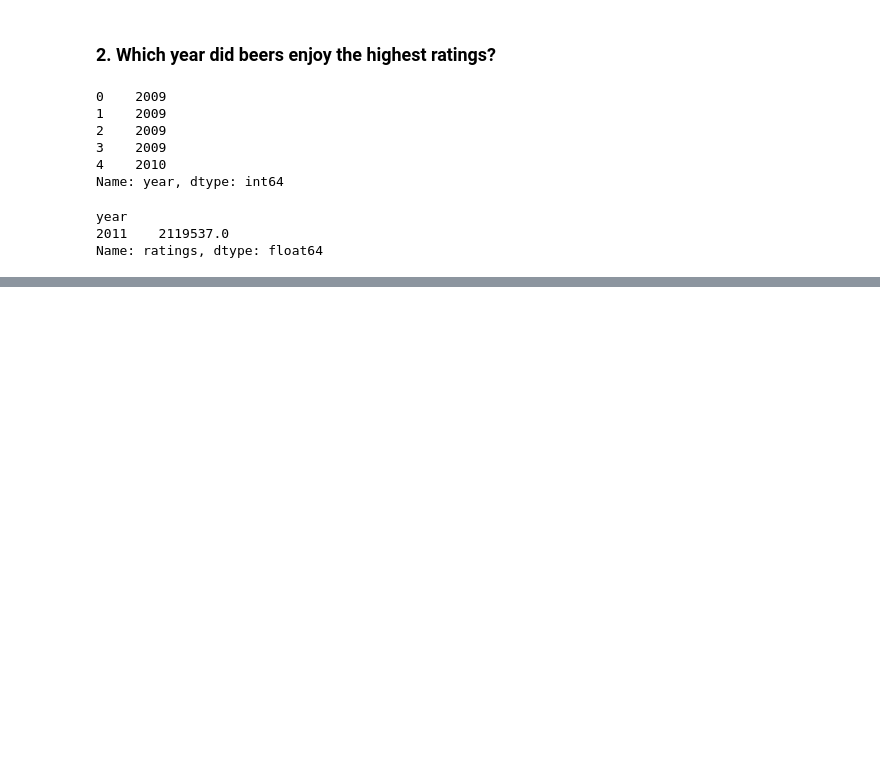
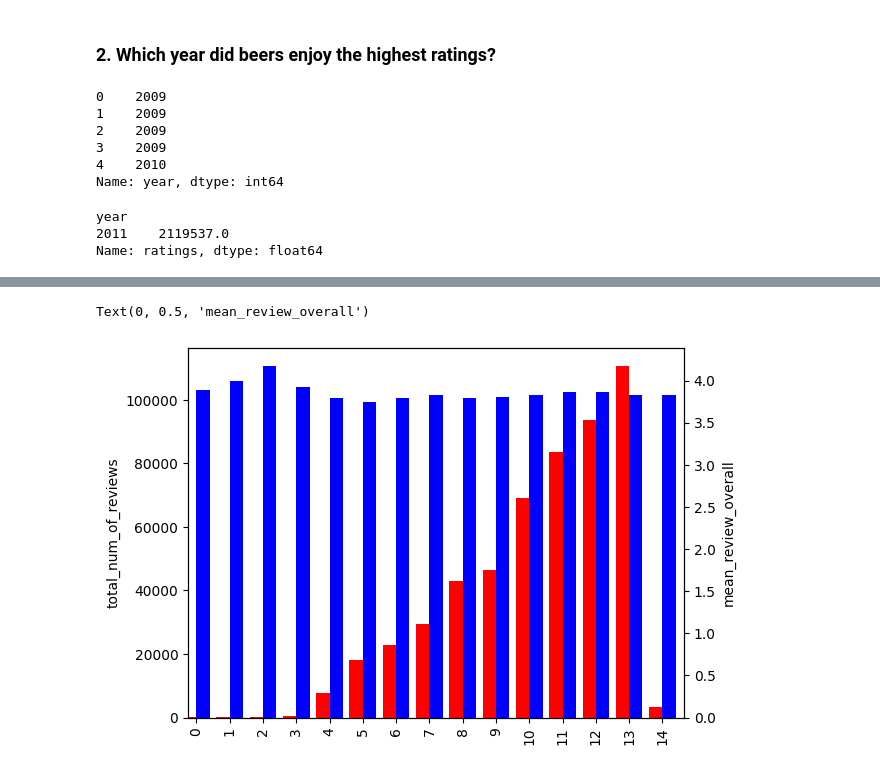
Before and after one commit to INA-95/beer_data_analysis, a Jupyter notebook: beer_data_analysis.ipynb, the cells around one changed output, grey strips where cells are left out. Cells and saved outputs as stored; diff of their text form; code cells hidden in the pictures; blank space fills up the shorter version.

```diff
--- a/beer_data_analysis.ipynb
+++ b/beer_data_analysis.ipynb
@@ -91,0 +89,15 @@ res
+# %%
+fig = plt.figure()
+ax = fig.add_subplot(111)
+ax2 = ax.twinx()
+
+width = 0.4
+
+res.total_num_of_reviews.plot(kind = 'bar', color = 'red', ax = ax, width = width, position = 1)
+res.mean_review_overall.plot(kind = 'bar', color = 'blue', ax = ax2, width = width, position = 0)
+
+ax.set_ylabel('total_num_of_reviews')
+ax2.set_ylabel('mean_review_overall')
+# %% [output]
+Text(0, 0.5, 'mean_review_overall')
+[figure, added]
```
Also changed, not shown: parts of 3 cells of this notebook.
